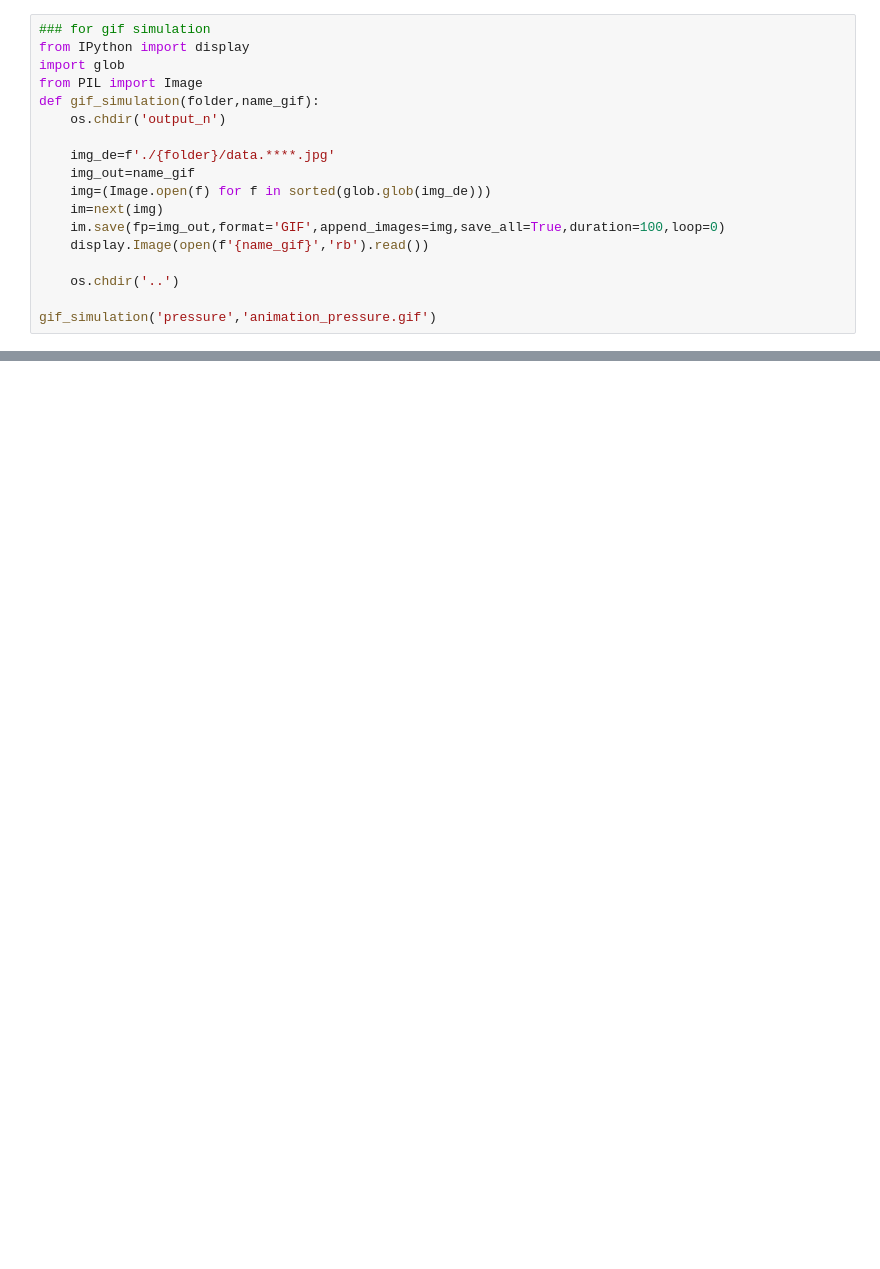
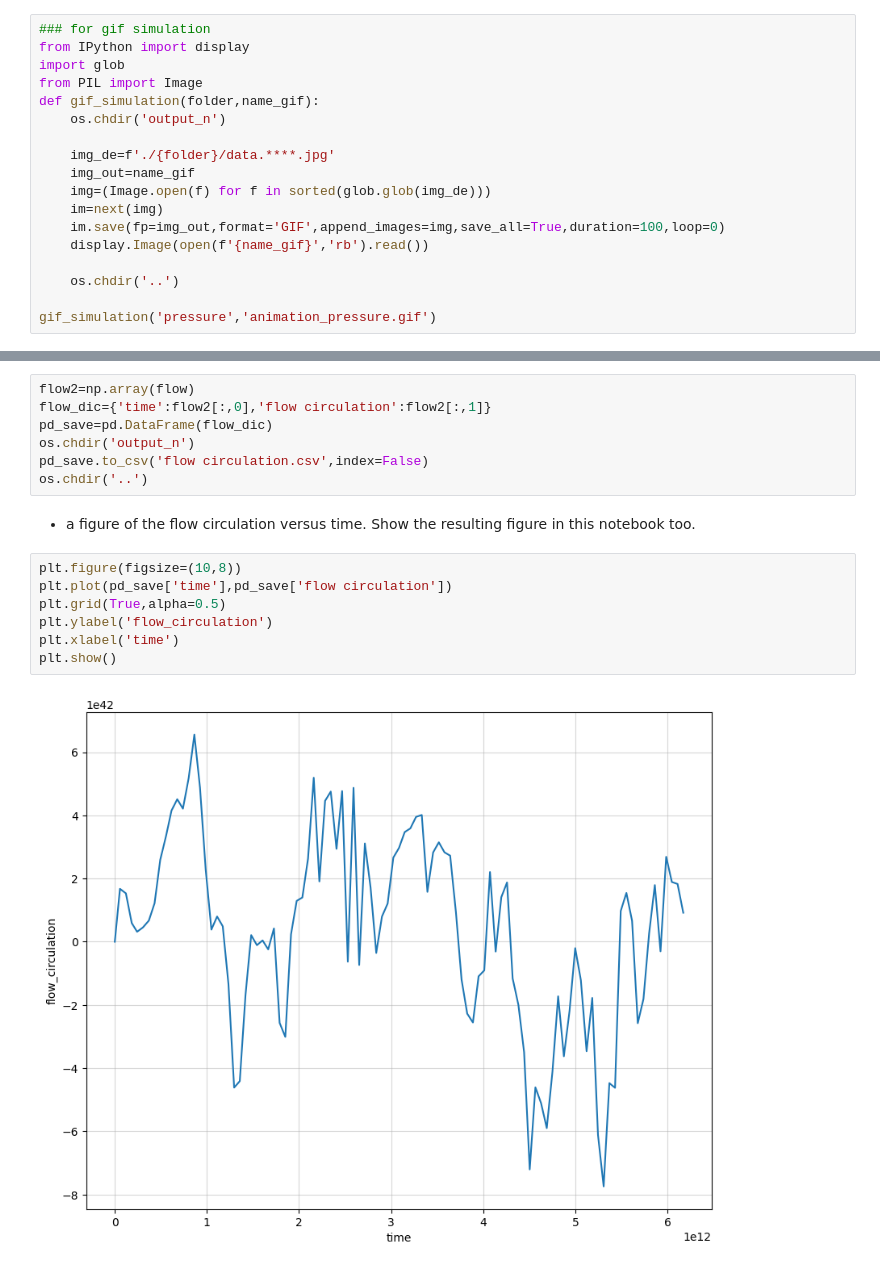
Before and after one commit to BadyMejia/documentos-para-subir, a Jupyter notebook: homework2.ipynb, the cells around one changed output, grey strips where cells are left out. Drawn from its saved outputs; the diff is of its cells as text; blank space fills up the shorter version.

```diff
--- a/homework2.ipynb
+++ b/homework2.ipynb
@@ -276,0 +456,18 @@ Add time-stamps in CGS units to the above maps (using information from vkt.out).
+# %%
+flow2=np.array(flow)
+flow_dic={'time':flow2[:,0],'flow circulation':flow2[:,1]}
+pd_save=pd.DataFrame(flow_dic)
+os.chdir('output_n')
+pd_save.to_csv('flow circulation.csv',index=False)
+os.chdir('..')
+# %% [markdown]
+- a figure of the flow circulation versus time. Show the resulting figure in this notebook too.
+# %%
+plt.figure(figsize=(10,8))
+plt.plot(pd_save['time'],pd_save['flow circulation'])
+plt.grid(True,alpha=0.5)
+plt.ylabel('flow_circulation')
+plt.xlabel('time')
+plt.show()
+# %% [output]
+[figure, added]
```
Also changed, not shown: parts of 31 cells of this notebook.
